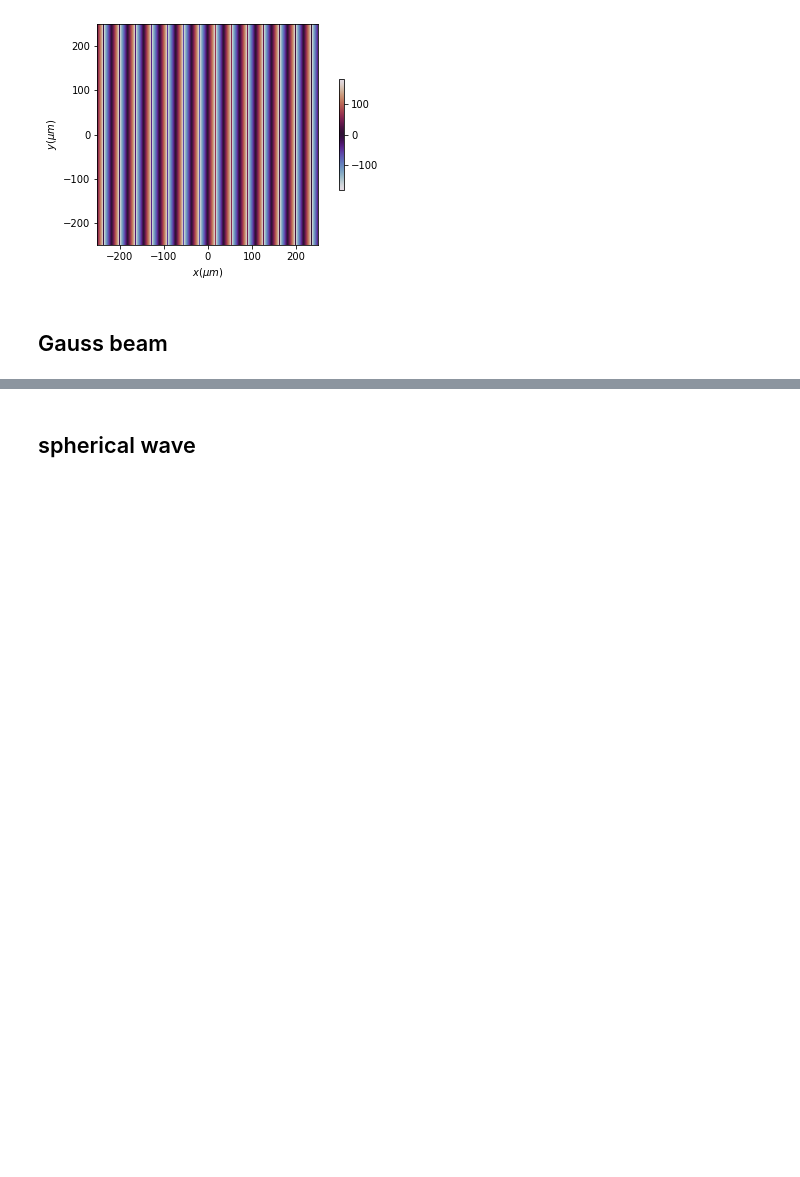
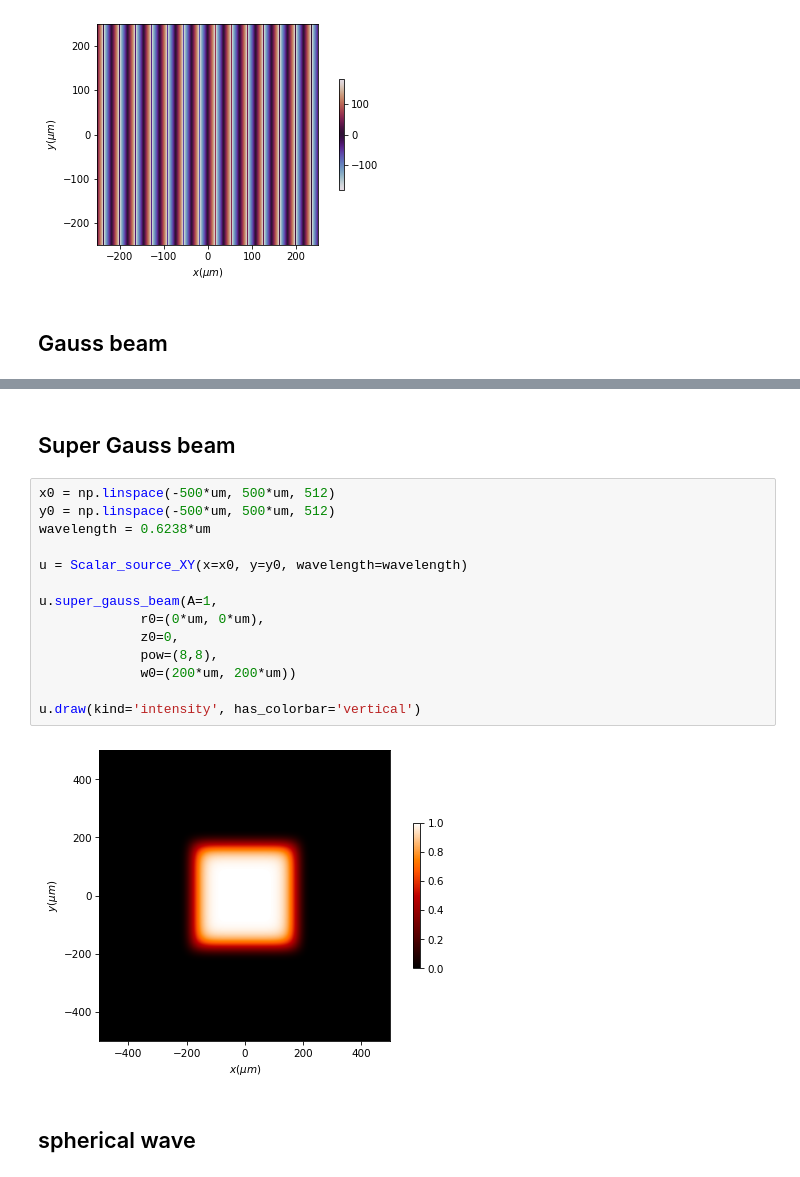
Before and after one commit to optbrea/diffractio, a Jupyter notebook: docs/source/tutorial_scalar/scalar_XY/sources_xy.ipynb, the cells around one changed output, grey strips where cells are left out. Saved outputs shown, nothing was run; the diff lists cells and outputs as text; blank space fills up the shorter version.

```diff
--- a/docs/source/tutorial_scalar/scalar_XY/sources_xy.ipynb
+++ b/docs/source/tutorial_scalar/scalar_XY/sources_xy.ipynb
@@ -47,3 +47,21 @@ u.draw(kind='intensity', has_colorbar='vertical')
+# %% [markdown]
+## Super Gauss beam
+# %%
+x0 = np.linspace(-500*um, 500*um, 512)
+y0 = np.linspace(-500*um, 500*um, 512)
+wavelength = 0.6238*um
+
+u = Scalar_source_XY(x=x0, y=y0, wavelength=wavelength)
+
+u.super_gauss_beam(A=1,
+             r0=(0*um, 0*um),
+             z0=0,
+             pow=(8,8),
+             w0=(200*um, 200*um))
+
+u.draw(kind='intensity', has_colorbar='vertical')
+# %% [output]
+[figure, added]
 # %% [markdown]
 ## spherical wave
 # %%
```
Also changed, not shown: parts of 1 cell of this notebook, 5 other files.
